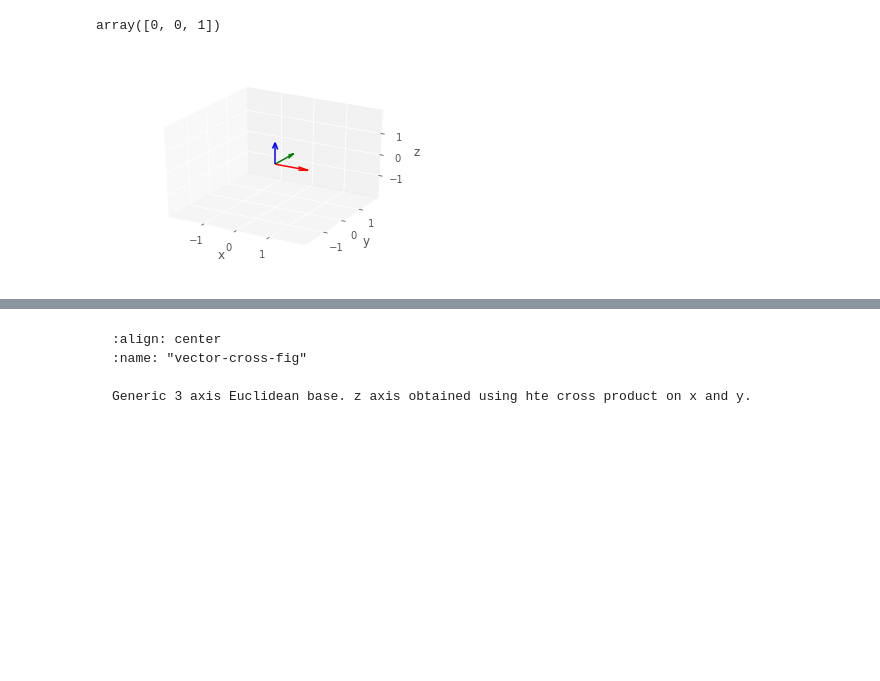
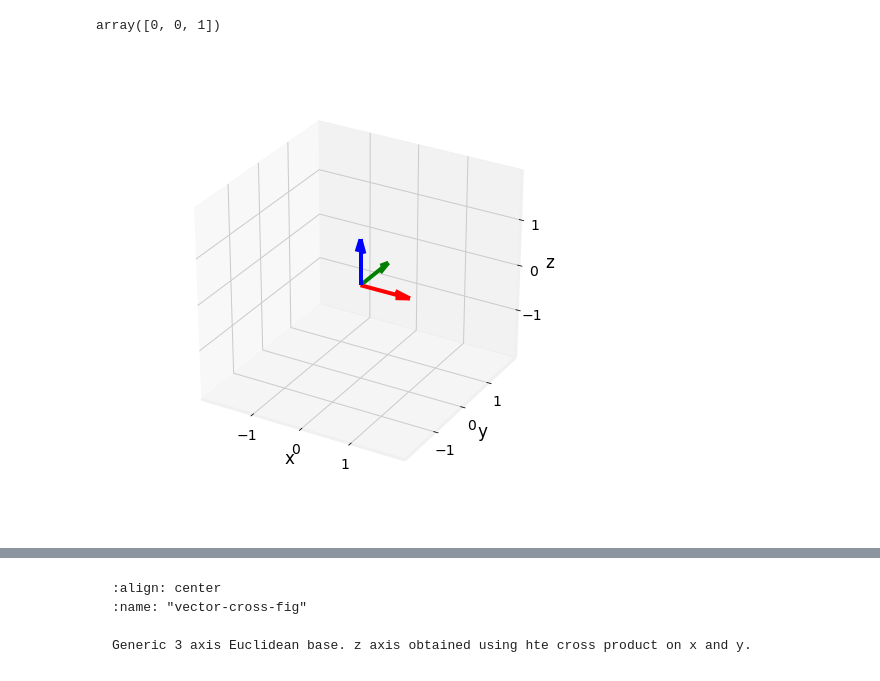
Before and after one commit to yliess86/DataDrivenScienceBook, a Jupyter notebook: data_driven_science_book/linear_algebra.ipynb, the cells around one changed output, grey strips where cells are left out. Saved outputs shown, nothing was run; the diff lists cells and outputs as text; code cells hidden in the pictures; blank space fills up the shorter version.

Commit message:
Change figure style and finished SVD

```diff
--- a/data_driven_science_book/linear_algebra.ipynb
+++ b/data_driven_science_book/linear_algebra.ipynb
@@ -40,7 +40,7 @@ A vector is often refered as a geometric vector representing a direction and its
 import numpy as np
 import matplotlib.pyplot as plt
 plt.ion()
-plt.style.use('ggplot')
+plt.style.use('fivethirtyeight')
 
 X = np.array([0, 0, 0])
 Y = np.array([0, 0, 0])
@@ -48,7 +48,9 @@ U = np.array([1, 1, 0])
 V = np.array([1, 0, 1])
 C = ["r", "g", "b"]
 
-fig, ax = plt.subplots()
+fig = plt.figure(figsize=(4, 4), facecolor="white")
+ax = fig.add_subplot(1, 1, 1)
+
 ax.quiver(X, Y, U, V, color=C, units='xy', scale=1)
 
 ax.set_xticks(range(-1, 1 + 1))
@@ -138,10 +140,10 @@ s * v, v - v
 import numpy as np
 import matplotlib.pyplot as plt
 plt.ion()
-plt.style.use('ggplot')
+plt.style.use('fivethirtyeight')
 
-fig, (ax1, ax2) = plt.subplots(1, 2)
-fig.figsize = (16, 8)
+fig = plt.figure(figsize=(8, 4), facecolor="white")
+ax1, ax2 = [fig.add_subplot(1, 2, i + 1) for i in range(2)]
 
 X = np.array([0,  0.0])
 Y = np.array([0,  0.0])
@@ -246,38 +248,37 @@ from mpl_toolkits.mplot3d import Axes3D
 
 import numpy as np
 import matplotlib.pyplot as plt
-plt.style.use('ggplot')
+plt.style.use('fivethirtyeight')
 
 X = np.array([0, 0, 0])
 Y = np.array([0, 0, 0])
 Z = np.array([0, 0, 0])
 U = np.array([1, 0, 0])
 V = np.array([0, 1, 0])
 W = np.array([0, 0, 1])
 
-fig = plt.figure()
-fig.figsize = (10, 10)
+fig = plt.figure(figsize=(8, 8), facecolor="white")
 
 ax = fig.gca(projection='3d')
 ax.quiver(X[0], Y[0], Z[0], U[0], V[0], W[0], color="r")
 ax.quiver(X[1], Y[1], Z[1], U[1], V[1], W[1], color="g")
 ax.quiver(X[2], Y[2], Z[2], U[2], V[2], W[2], color="b")
 ax.patch.set_facecolor('white')
 ax.dist = 12
 
 ax.set_xticks(range(-1, 1 + 1))
 ax.set_yticks(range(-1, 1 + 1))
 ax.set_zticks(range(-1, 1 + 1))
 ax.set_xlabel("x")
 ax.set_ylabel("y")
 ax.set_zlabel("z")
 ax.set_xlim(-2, 2)
 ax.set_ylim(-2, 2)
 ax.set_zlim(-2, 2)
 
 fig.canvas.draw()
 # %% [output]
-[figure, old version]
+[figure, new version]
 # %%
 from myst_nb import glue
 glue("vector_cross_fig", fig, display=False)
```
Also changed, not shown: parts of 20 cells of this notebook.
